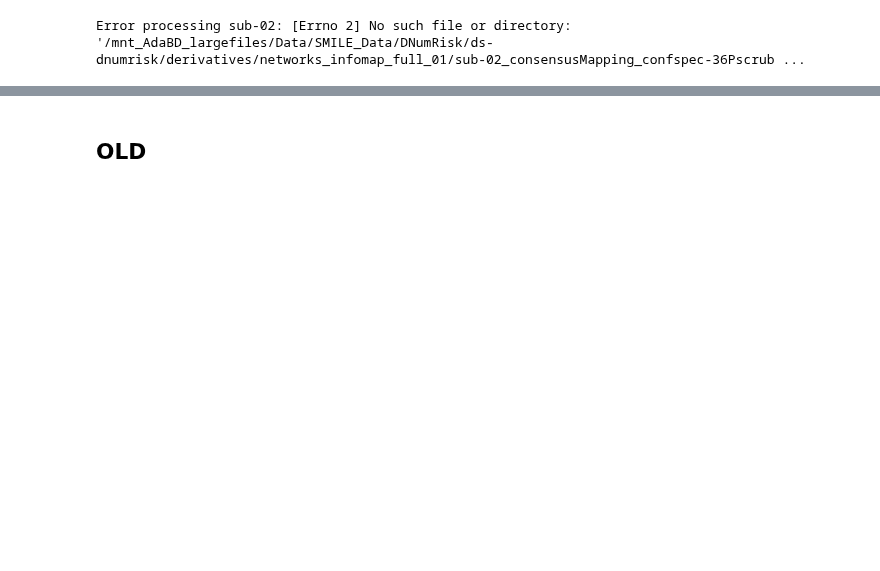
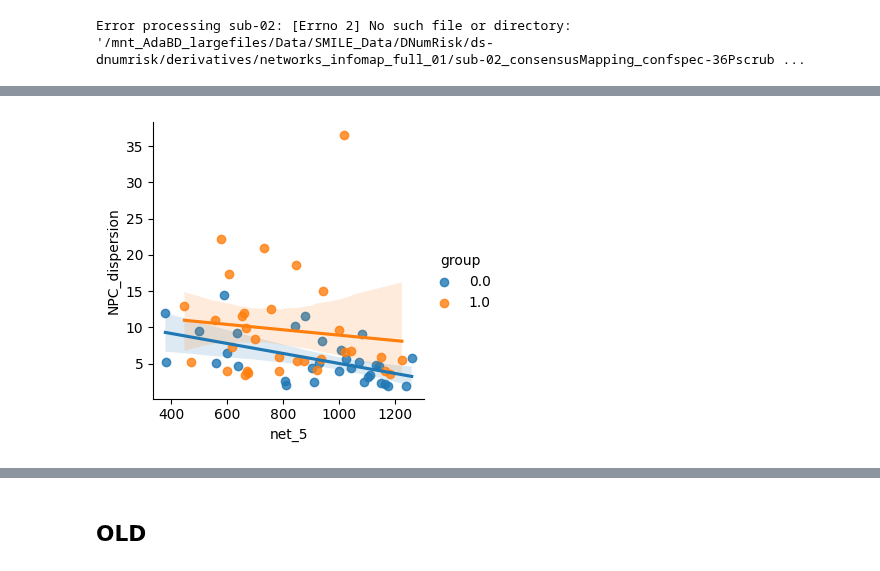
Before and after one commit to mrenke/parietal_patterns, a Jupyter notebook: networks_indTopology/groupComp_DD_01.ipynb, the cells around one changed output, grey strips where cells are left out. Saved outputs shown, nothing was run; the diff lists cells and outputs as text; code cells hidden in the pictures; blank space fills up the shorter version.

```diff
--- a/networks_indTopology/groupComp_DD_01.ipynb
+++ b/networks_indTopology/groupComp_DD_01.ipynb
@@ -115 +111,12 @@ Group 1 data type: float64
 T-test results: statistic=-2.410, p-value=0.019
+# %%
+# correlated to NPC dispersion??
+#  withinNdispersion_grad-2.csv # betweenNdispersion_grad-2.csv
+npc_disp = pd.read_csv(op.join('/mnt_03/ds-dnumrisk', 'derivatives','phenotype', 'withinNdispersion-NPC_grad-2_confspec-36Pscrub3BPfilterrunFD104.csv')).set_index('subject')
+df_comb = df_nets.join(npc_disp, on='subject')
+#df_comb = npc_disp.join(df_nets, on='subject')
+# %%
+n_net = 'net_5'
+sns.lmplot(data= df_comb, x=n_net, y='NPC_dispersion', hue='group', aspect=1, height=3.5)
+df_comb.corr()
+# %% [output]
@@ -115,0 +136 @@ T-test results: statistic=-2.410, p-value=0.019
+[figure, added]
```
Also changed, not shown: parts of 6 cells of this notebook, 8 other files.
